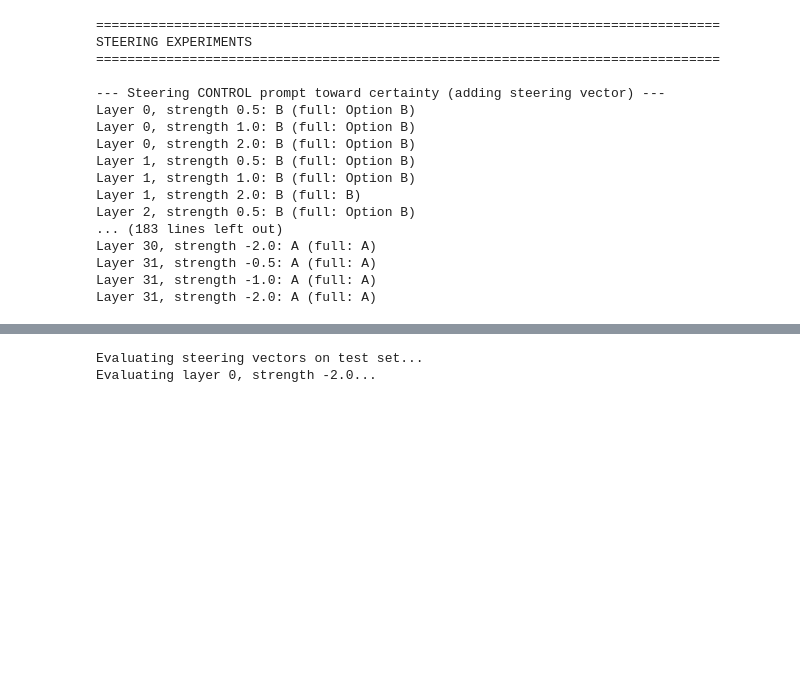
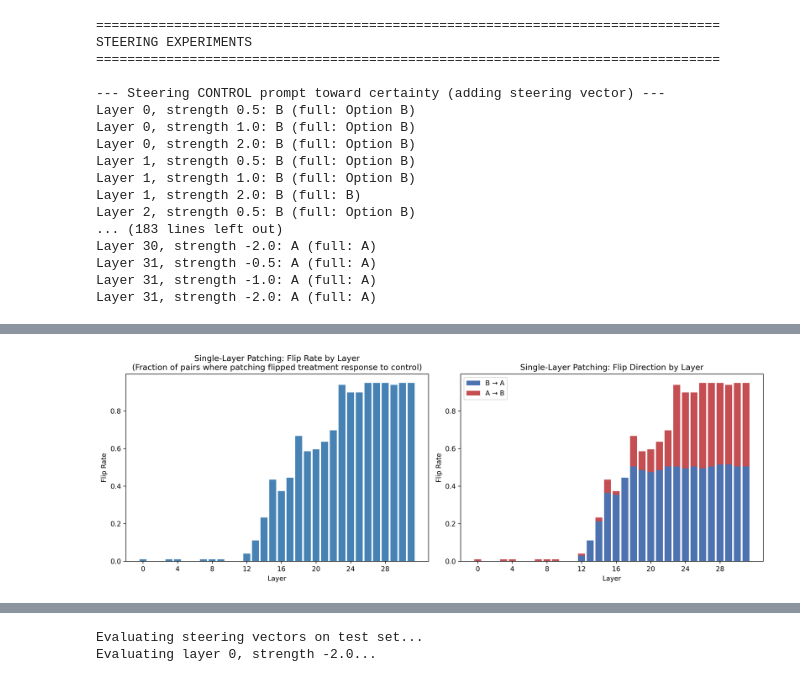
Before and after one commit to johnathansun/InstructedToBias, a Jupyter notebook: js_certainty_steering.ipynb, the cells around one changed output, grey strips where cells are left out. Saved outputs shown, nothing was run; the diff lists cells and outputs as text; code cells hidden in the pictures; blank space fills up the shorter version.

```diff
--- a/js_certainty_steering.ipynb
+++ b/js_certainty_steering.ipynb
@@ -741,0 +1131,12 @@ No layer ranges caused a flip.
+# %%
+# Run the single-layer patching experiment on df_switch (all question pairs with different responses)
+print(f"Running single-layer patching on {len(df_switch)} question pairs across {num_layers} layers...")
+print(f"Total patching experiments: {len(df_switch) * num_layers}")
+
+patching_results = run_single_layer_patching_experiment(
+    df=df_switch,
+    save_path='patching_results_single_layer.csv'
+)
+
+print(f"\nResults shape: {patching_results.shape}")
+print(f"Columns: {patching_results.columns.tolist()}")
@@ -741,0 +1166,58 @@ No layer ranges caused a flip.
+# %%
+# Analyze and visualize the patching results
+
+# Compute flip rate by layer
+flip_rate_by_layer = patching_results.groupby('layer')['flipped_to_control'].mean()
+
+# Compute flip direction breakdown
+flip_direction = patching_results.groupby('layer').agg({
+    'flipped_to_control': 'sum',
+    'B_to_A': 'sum',
+    'A_to_B': 'sum',
+    'response_changed': 'sum',
+    'pair_idx': 'count'
+}).rename(columns={'pair_idx': 'total_pairs'})
+
+flip_direction['flip_rate'] = flip_direction['flipped_to_control'] / flip_direction['total_pairs']
+flip_direction['B_to_A_rate'] = flip_direction['B_to_A'] / flip_direction['total_pairs']
+flip_direction['A_to_B_rate'] = flip_direction['A_to_B'] / flip_direction['total_pairs']
+
+print("Flip rate by layer:")
+print(flip_direction[['flip_rate', 'B_to_A_rate', 'A_to_B_rate']].to_string())
+
+# Plot flip rate by layer
+fig, axes = plt.subplots(1, 2, figsize=(14, 5))
+
+# Plot 1: Overall flip rate
+ax1 = axes[0]
+ax1.bar(range(num_layers), flip_rate_by_layer.values, color='steelblue')
+ax1.set_xlabel('Layer')
+ax1.set_ylabel('Flip Rate')
+ax1.set_title('Single-Layer Patching: Flip Rate by Layer\n(Fraction of pairs where patching flipped treatment response to control)')
+ax1.set_xticks(range(0, num_layers, 4))
+
+# Plot 2: Stacked bar showing B→A vs A→B
+ax2 = axes[1]
+layers = flip_direction.index
+ax2.bar(layers, flip_direction['B_to_A_rate'], label='B → A', color='#4c72b0')
+ax2.bar(layers, flip_direction['A_to_B_rate'], bottom=flip_direction['B_to_A_rate'], label='A → B', color='#c44e52')
+ax2.set_xlabel('Layer')
+ax2.set_ylabel('Flip Rate')
+ax2.set_title('Single-Layer Patching: Flip Direction by Layer')
+ax2.set_xticks(range(0, num_layers, 4))
+ax2.legend()
+
+plt.tight_layout()
+plt.savefig('patching_single_layer_results.png', dpi=300, bbox_inches='tight')
+plt.show()
+
+# # Summary statistics
+# print(f"\n{'='*60}")
+# print("SUMMARY STATISTICS")
+# print(f"{'='*60}")
+# print(f"Total question pairs: {len(df_switch)}")
+# print(f"Total patching experiments: {len(patching_results)}")
+# print(f"Overall flip rate: {patching_results['flipped_to_control'].mean():.1%}")
+# print(f"Layer with highest flip rate: {flip_rate_by_layer.idxmax()} ({flip_rate_by_layer.max():.1%})")
+# print(f"Layers with >50% flip rate: {list(flip_rate_by_layer[flip_rate_by_layer > 0.5].index)}")
+# %% [output]
@@ -741,0 +1241 @@ No layer ranges caused a flip.
+[figure, added]
```
Also changed, not shown: parts of 38 cells of this notebook, 8 other files.
